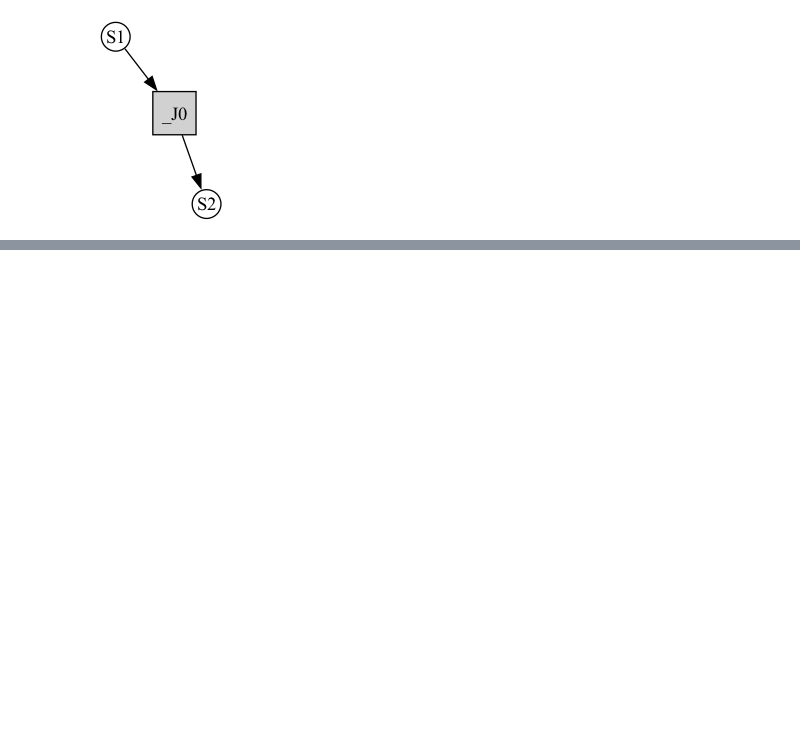
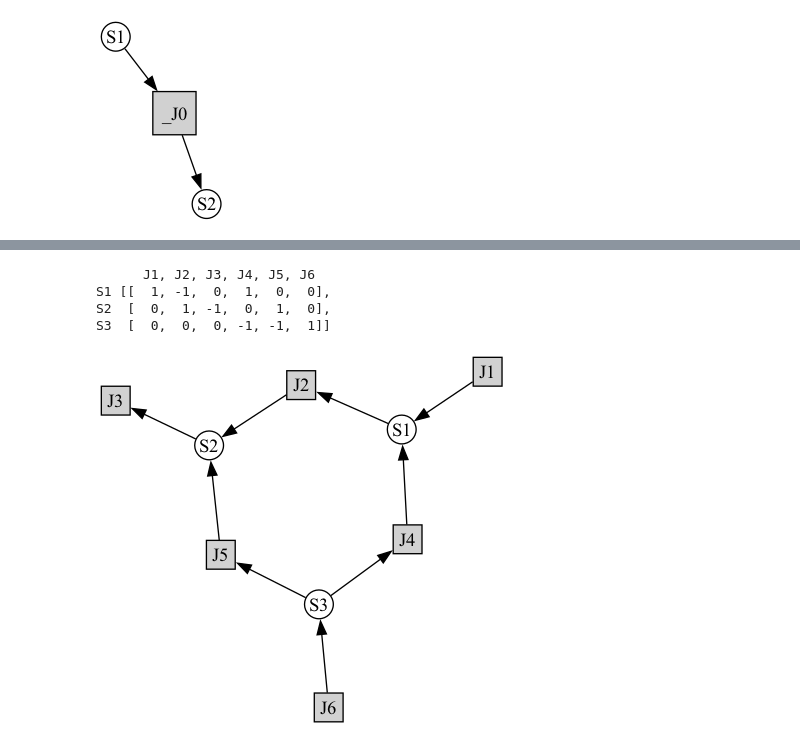
Before and after one commit to viktorashi/Open-CoNtRol, a Jupyter notebook: notebookuri/graph.ipynb, the cells around one changed output, grey strips where cells are left out. Drawn from its saved outputs; the diff is of its cells as text; code cells hidden in the pictures; blank space fills up the shorter version.

```diff
--- a/notebookuri/graph.ipynb
+++ b/notebookuri/graph.ipynb
@@ -37,0 +38,23 @@ r.draw(width=200)
+# %%
+import tellurium as te
+
+# Example of using antimony to create a stoichiometry matrix
+r = te.loada('''
+ J1: -> S1; v1;
+ J2: S1 -> S2; v2;
+ J3: S2 -> ; v3;
+ J4: S3 -> S1; v4;
+ J5: S3 -> S2; v5;
+ J6: -> S3; v6;
+
+ v1=1; v2=1; v3=1; v4=1; v5=1; v6=1;
+''')
+
+print(r.getFullStoichiometryMatrix())
+r.draw()
+# %% [output]
+      J1, J2, J3, J4, J5, J6
+S1 [[  1, -1,  0,  1,  0,  0],
+S2  [  0,  1, -1,  0,  1,  0],
+S3  [  0,  0,  0, -1, -1,  1]]
+[figure, added]
```
Also changed, not shown: parts of 3 cells of this notebook, 3 other files.
